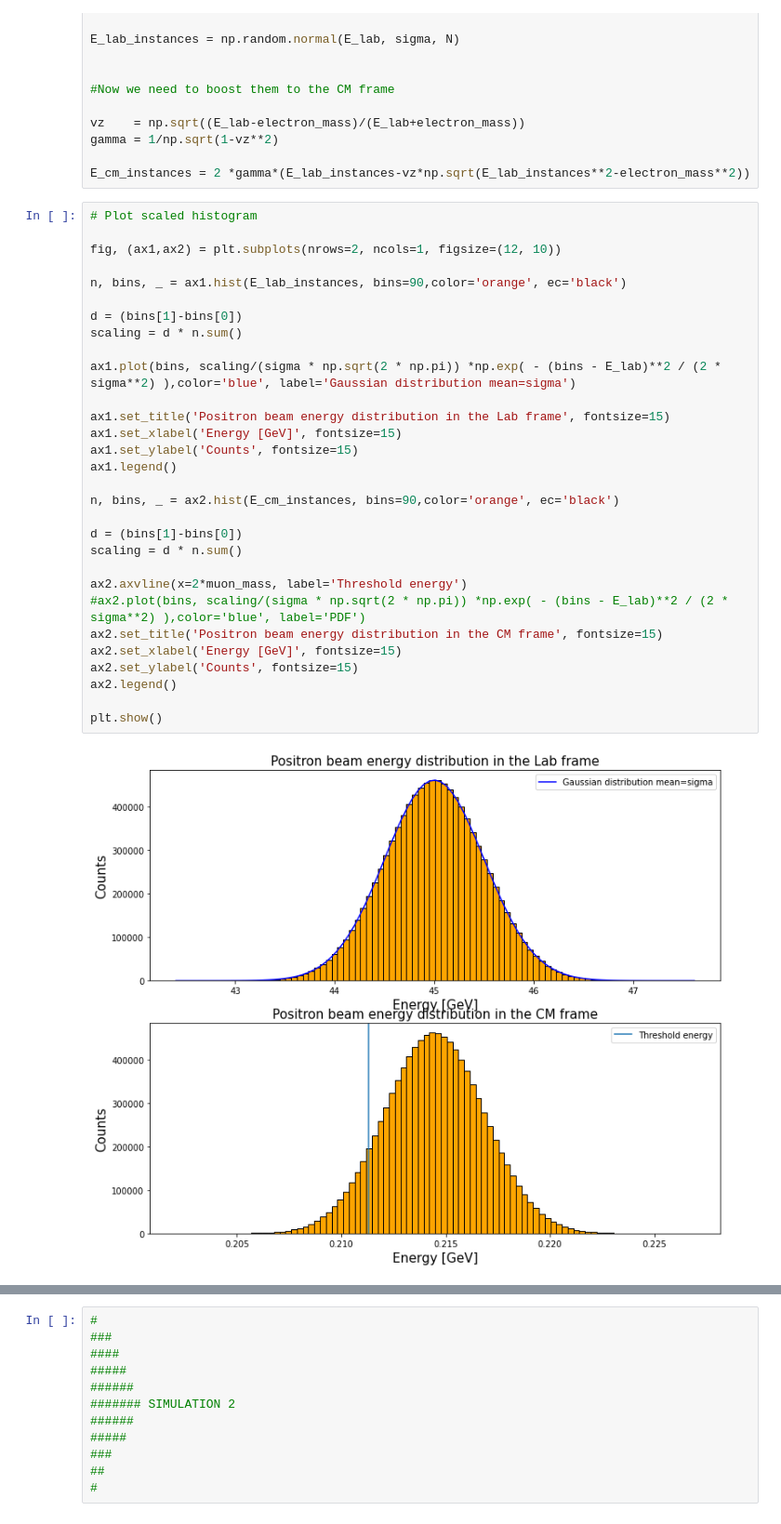
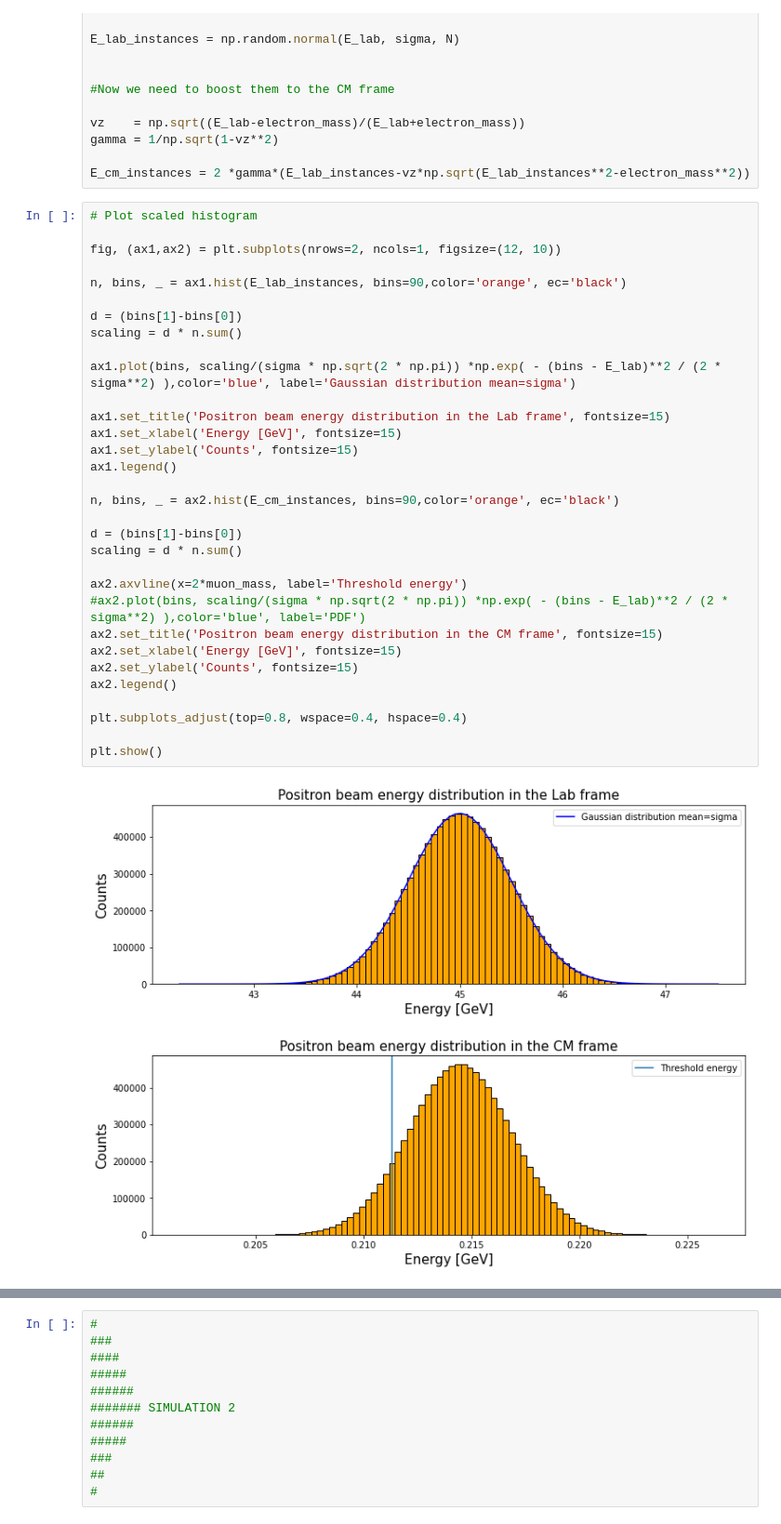
Before and after one commit to eigen-carmona/LCP_projects_Y3, a Jupyter notebook: Muons_project.ipynb, the cells around one changed output, grey strips where cells are left out. Shown at 93% size. Cells and saved outputs as stored; diff of their text form.

```diff
--- a/Muons_project.ipynb
+++ b/Muons_project.ipynb
@@ -581,34 +607,36 @@ E_cm_instances = 2 *gamma*(E_lab_instances-vz*np.sqrt(E_lab_instances**2-electro
 # Plot scaled histogram
 
 fig, (ax1,ax2) = plt.subplots(nrows=2, ncols=1, figsize=(12, 10))
 
 n, bins, _ = ax1.hist(E_lab_instances, bins=90,color='orange', ec='black')
 
 d = (bins[1]-bins[0])
 scaling = d * n.sum()
 
 ax1.plot(bins, scaling/(sigma * np.sqrt(2 * np.pi)) *np.exp( - (bins - E_lab)**2 / (2 * sigma**2) ),color='blue', label='Gaussian distribution mean=sigma')
 
 ax1.set_title('Positron beam energy distribution in the Lab frame', fontsize=15)
 ax1.set_xlabel('Energy [GeV]', fontsize=15)
 ax1.set_ylabel('Counts', fontsize=15)
 ax1.legend()
 
 n, bins, _ = ax2.hist(E_cm_instances, bins=90,color='orange', ec='black')
 
 d = (bins[1]-bins[0])
 scaling = d * n.sum()
 
 ax2.axvline(x=2*muon_mass, label='Threshold energy')
 #ax2.plot(bins, scaling/(sigma * np.sqrt(2 * np.pi)) *np.exp( - (bins - E_lab)**2 / (2 * sigma**2) ),color='blue', label='PDF')
 ax2.set_title('Positron beam energy distribution in the CM frame', fontsize=15)
 ax2.set_xlabel('Energy [GeV]', fontsize=15)
 ax2.set_ylabel('Counts', fontsize=15)
 ax2.legend()
 
+plt.subplots_adjust(top=0.8, wspace=0.4, hspace=0.4)
+
 plt.show()
 # %% [output]
-[figure, old version]
+[figure, new version]
 # %%
 #Once we have the energy distribution, we plot a heatmap of the beam
 
```
Also changed, not shown: parts of 21 cells of this notebook.
